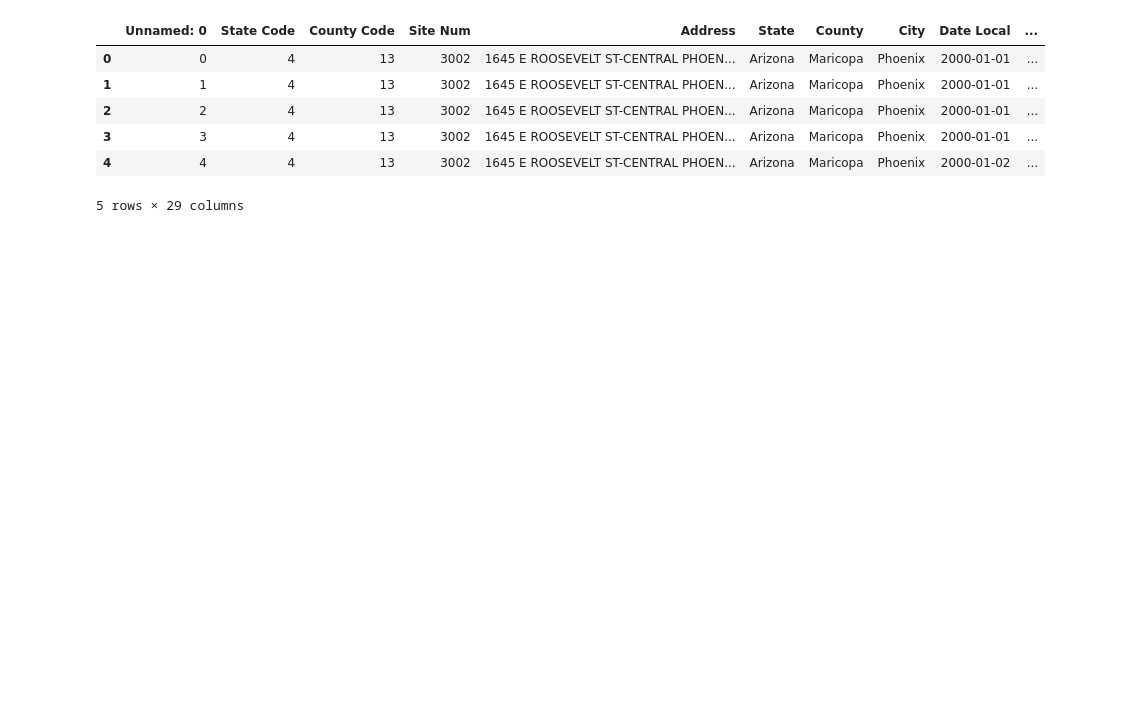
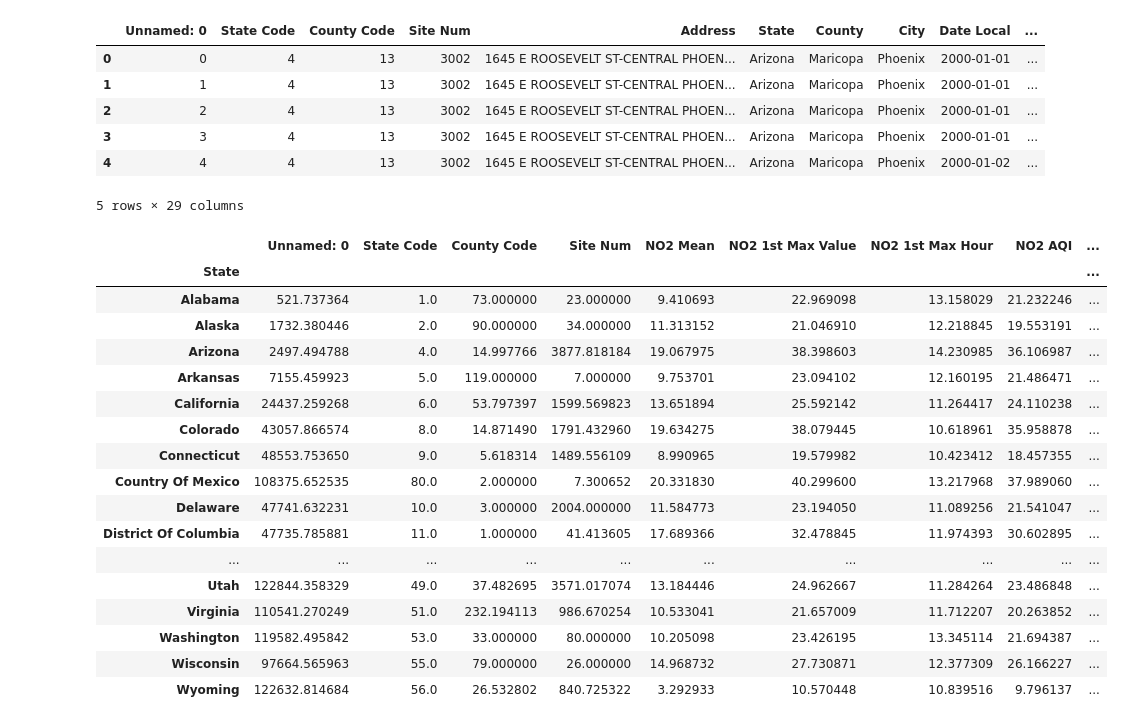
Before and after one commit to sachsjohn/Project_1_Pollution, a Jupyter notebook: Untitled.ipynb, the cells around one changed output. Drawn from its saved outputs; the diff is of its cells as text; code cells hidden in the pictures; blank space fills up the shorter version.

```diff
--- a/Untitled.ipynb
+++ b/Untitled.ipynb
@@ -21,3 +21,26 @@ df.head()
 | 3 | 3 | 4 | 13 | 3002 | 1645 E ROOSEVELT ST-CENTRAL PHOEN... | Arizona | Maricopa | Phoenix | 2000-01-01 | ... |
 | 4 | 4 | 4 | 13 | 3002 | 1645 E ROOSEVELT ST-CENTRAL PHOEN... | Arizona | Maricopa | Phoenix | 2000-01-02 | ... |
 5 rows × 29 columns
+# %%
+state_df = df.groupby(["State"])
+
+state_df.mean()
+# %% [output]
+|  | Unnamed: 0 | State Code | County Code | Site Num | NO2 Mean | NO2 1st Max Value | NO2 1st Max Hour | NO2 AQI | ... |
+| State |  |  |  |  |  |  |  |  | ... |
+| Alabama | 521.737364 | 1.0 | 73.000000 | 23.000000 | 9.410693 | 22.969098 | 13.158029 | 21.232246 | ... |
+| Alaska | 1732.380446 | 2.0 | 90.000000 | 34.000000 | 11.313152 | 21.046910 | 12.218845 | 19.553191 | ... |
+| Arizona | 2497.494788 | 4.0 | 14.997766 | 3877.818184 | 19.067975 | 38.398603 | 14.230985 | 36.106987 | ... |
+| Arkansas | 7155.459923 | 5.0 | 119.000000 | 7.000000 | 9.753701 | 23.094102 | 12.160195 | 21.486471 | ... |
+| California | 24437.259268 | 6.0 | 53.797397 | 1599.569823 | 13.651894 | 25.592142 | 11.264417 | 24.110238 | ... |
+| Colorado | 43057.866574 | 8.0 | 14.871490 | 1791.432960 | 19.634275 | 38.079445 | 10.618961 | 35.958878 | ... |
+| Connecticut | 48553.753650 | 9.0 | 5.618314 | 1489.556109 | 8.990965 | 19.579982 | 10.423412 | 18.457355 | ... |
+| Country Of Mexico | 108375.652535 | 80.0 | 2.000000 | 7.300652 | 20.331830 | 40.299600 | 13.217968 | 37.989060 | ... |
+| Delaware | 47741.632231 | 10.0 | 3.000000 | 2004.000000 | 11.584773 | 23.194050 | 11.089256 | 21.541047 | ... |
+| District Of Columbia | 47735.785881 | 11.0 | 1.000000 | 41.413605 | 17.689366 | 32.478845 | 11.974393 | 30.602895 | ... |
+| ... | ... | ... | ... | ... | ... | ... | ... | ... | ... |
+| Utah | 122844.358329 | 49.0 | 37.482695 | 3571.017074 | 13.184446 | 24.962667 | 11.284264 | 23.486848 | ... |
+| Virginia | 110541.270249 | 51.0 | 232.194113 | 986.670254 | 10.533041 | 21.657009 | 11.712207 | 20.263852 | ... |
+| Washington | 119582.495842 | 53.0 | 33.000000 | 80.000000 | 10.205098 | 23.426195 | 13.345114 | 21.694387 | ... |
+| Wisconsin | 97664.565963 | 55.0 | 79.000000 | 26.000000 | 14.968732 | 27.730871 | 12.377309 | 26.166227 | ... |
+| Wyoming | 122632.814684 | 56.0 | 26.532802 | 840.725322 | 3.292933 | 10.570448 | 10.839516 | 9.796137 | ... |
```
Also changed, not shown: 1 other file.
